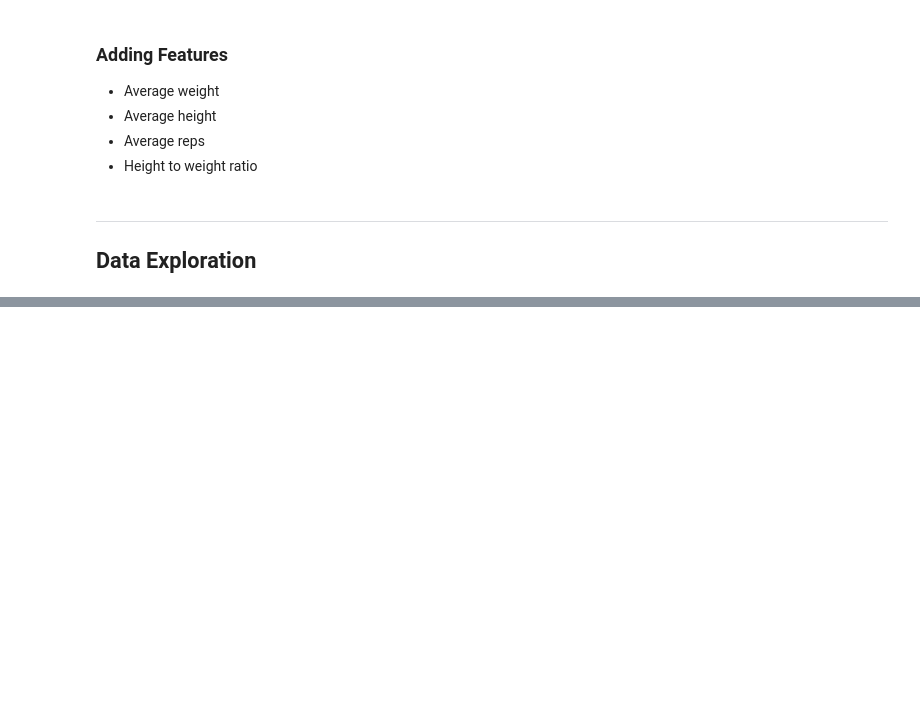
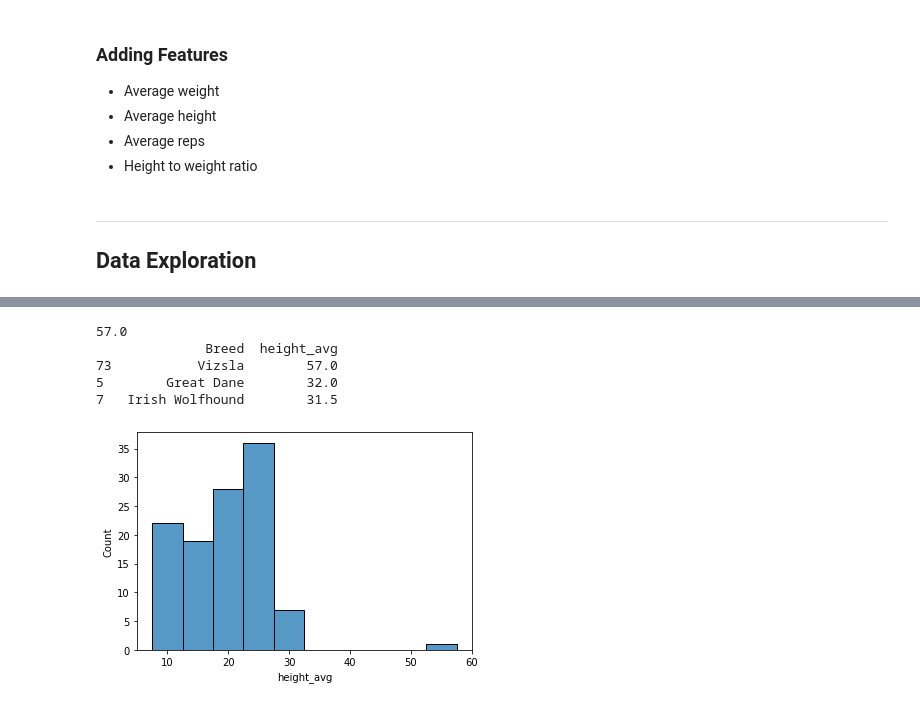
Before and after one commit to OtterBots/CST383_Project, a Jupyter notebook: juli_stuff.ipynb, the cells around one changed output, grey strips where cells are left out. Drawn from its saved outputs; the diff is of its cells as text; code cells hidden in the pictures; blank space fills up the shorter version.

```diff
--- a/juli_stuff.ipynb
+++ b/juli_stuff.ipynb
@@ -140,0 +226,20 @@ dd['height_to_weight'] = dd['height_avg'] / dd['weight_avg']
+# %%
+# What are the ranges of height around the average?
+
+sns.histplot(x='height_avg', data=dd, binwidth=5)
+print(dd['height_avg'].max())
+
+dd_sorted = dd.sort_values(by='height_avg', ascending=False).head(3)
+
+print(dd_sorted[['Breed', 'height_avg']])
+
+# Great Danes and Irish Wolfhounds are some of the tallest breeds.
+# A Vizsla is not almost double their height.  Thus it's height
+# data is incorrect and the record should be dropped.
+# %% [output]
+57.0
+              Breed  height_avg
+73           Vizsla        57.0
+5        Great Dane        32.0
+7   Irish Wolfhound        31.5
+[figure, added]
```
Also changed, not shown: parts of 13 cells of this notebook.
